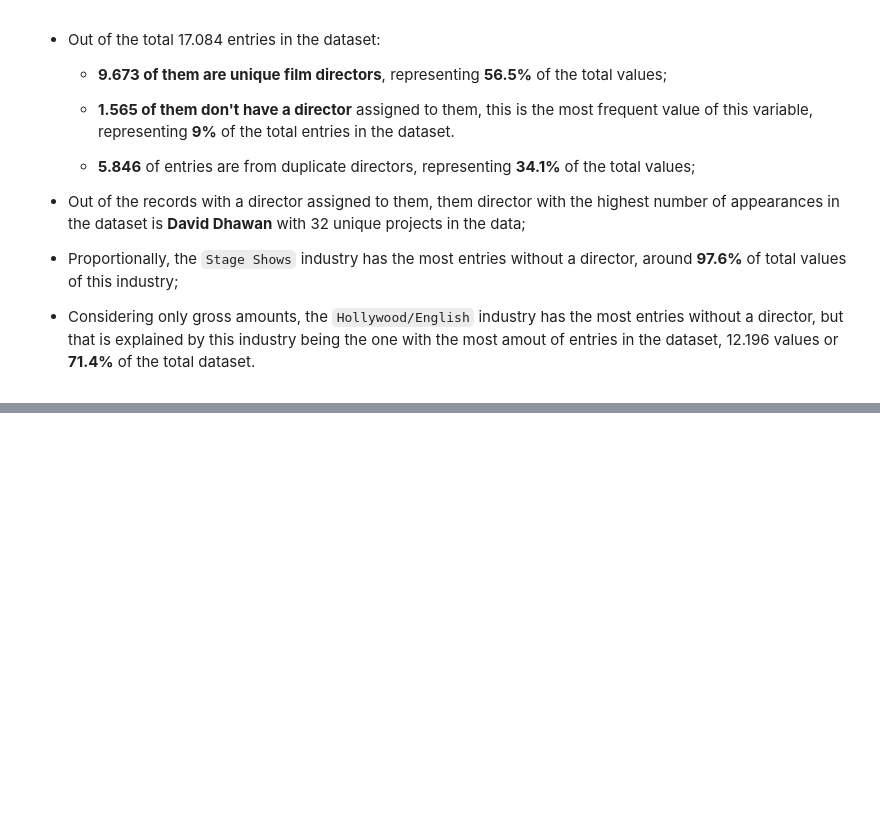
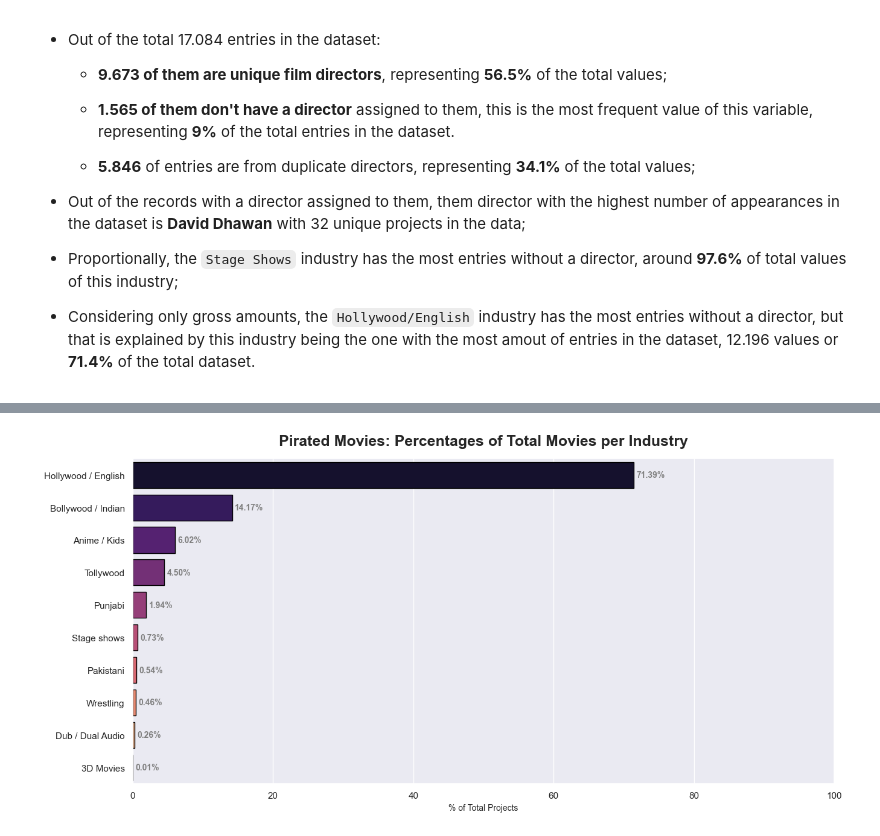
Before and after one commit to JoSEPHDev2022/EDA_Pirated_Movies, a Jupyter notebook: project/2_univariate_analysis.ipynb, the cells around one changed output, grey strips where cells are left out. Cells and saved outputs as stored; diff of their text form; code cells hidden in the pictures; blank space fills up the shorter version.

```diff
--- a/project/2_univariate_analysis.ipynb
+++ b/project/2_univariate_analysis.ipynb
@@ -417,0 +489,5 @@ Analyzing this variable, we reach some conclusions:
+# %%
+# Checking other industries:
+industries = pirated_films['industry'].value_counts()
+
+industries
@@ -417,0 +506,5 @@ Analyzing this variable, we reach some conclusions:
+# %%
+# Checking percentages of total entries:
+industry_pct = round((industries/pirated_films.shape[0]) * 100, 2)
+
+industry_pct
@@ -417,0 +525,6 @@ Analyzing this variable, we reach some conclusions:
+# %%
+# Creating dataframe:
+industry_count = pd.DataFrame({'industry': industry_pct.index,
+                               'percentage': industry_pct.values})
+
+industry_count
@@ -417,0 +543,32 @@ Analyzing this variable, we reach some conclusions:
+# %%
+# Setting figure size:
+fig, ax = plt.subplots(figsize=(15, 7))
+
+# Creating barplot:
+ax = sns.barplot(data=industry_count,
+                 x='percentage',
+                 y='industry',
+                 edgecolor='black',
+                 palette='magma')
+
+# Setting title and labels:
+plt.title('Pirated Movies: Percentages of Total Movies per Industry',
+          fontdict={'size': 18, 'weight': 'bold'}, pad=16)
+
+plt.xlabel('% of Total Projects',
+           fontdict={'size': 10})
+
+plt.ylabel('')
+
+# Forcing y axis to start at 0:
+ax.set_xlim(xmin=0, xmax=100)
+
+# Setting loop to display values at the top of the bars:
+for container in ax.containers:
+    ax.bar_label(container, label_type='edge', padding=3, color='gray',
+                 fontweight='bold', fontsize=10,
+                 labels=[f'{x:.2f}%' for x in container.datavalues])
+
+plt.show()
+# %% [output]
+[figure, added]
```
Also changed, not shown: parts of 13 cells of this notebook.
